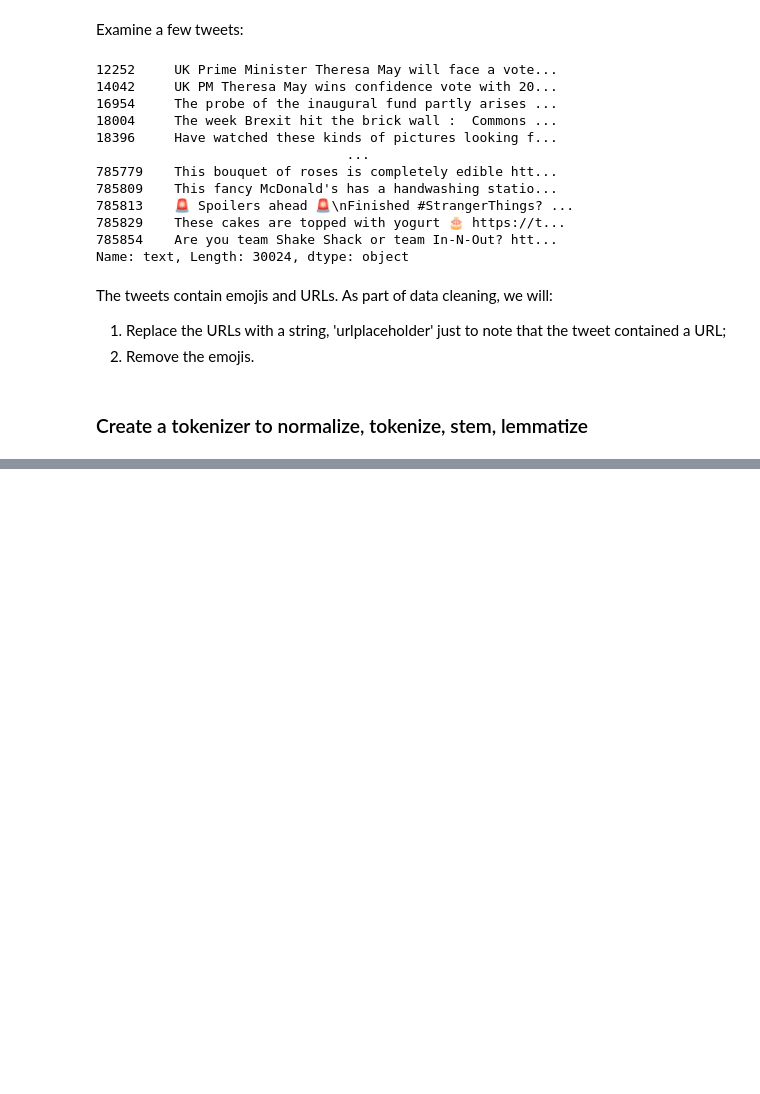
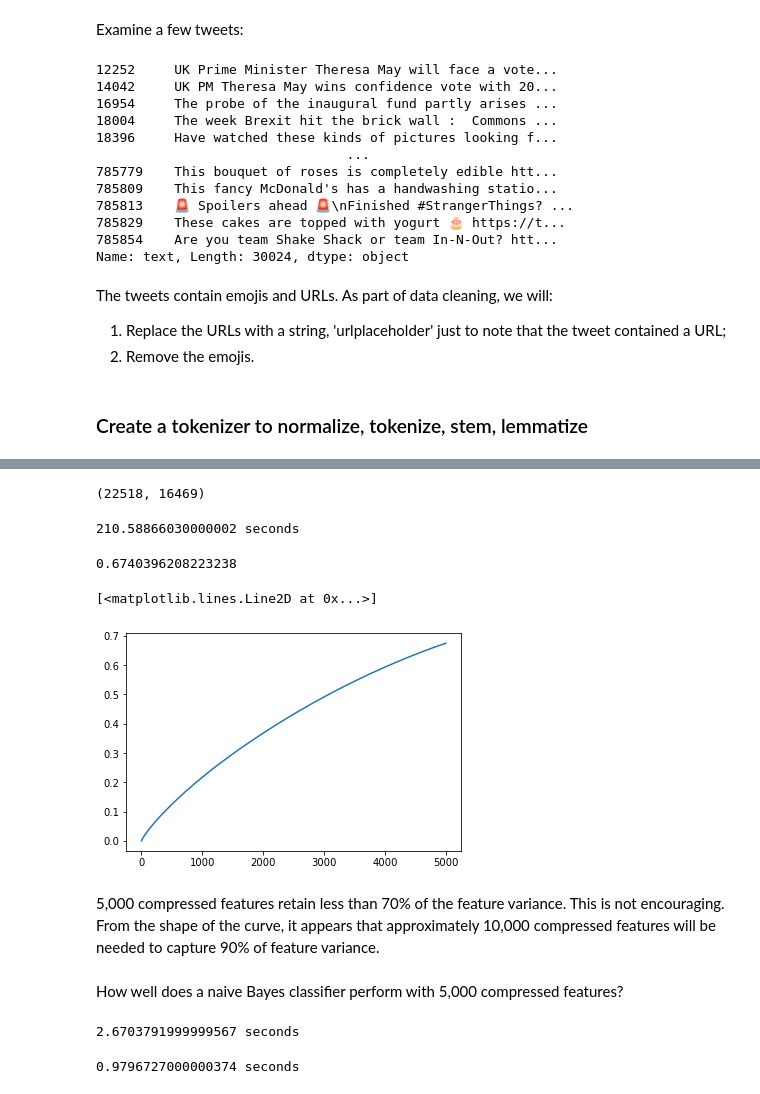
Before and after one commit to a1pat/Is-It-a-Business-Tweet, a Jupyter notebook: Tweet_Classification.ipynb, the cells around one changed output, grey strips where cells are left out. Drawn from its saved outputs; the diff is of its cells as text; code cells hidden in the pictures; blank space fills up the shorter version.

```diff
--- a/Tweet_Classification.ipynb
+++ b/Tweet_Classification.ipynb
@@ -662,0 +644,5 @@ false negative rate (miss rate): 0.11270125223613592
+# %%
+start = time.perf_counter()
+clf = BernoulliNB()
+clf.fit(X_train_tfidf, y_train)
+print('{} seconds'.format(time.perf_counter() - start))
@@ -662,0 +707,42 @@ false negative rate (miss rate): 0.11270125223613592
+# %%
+ss = StandardScaler(copy=True, with_mean=False)
+# %%
+X_train_scaled = ss.fit_transform(X_train_tfidf)
+# %%
+X_train_scaled.shape
+# %% [output]
+(22518, 16469)
+# %%
+start = time.perf_counter()
+tsvd = TruncatedSVD(n_components=5000, random_state=25)
+tsvd.fit(X_train_scaled)
+print('{} seconds'.format(time.perf_counter() - start))
+# %% [output]
+210.58866030000002 seconds
+# %%
+sum(tsvd.explained_variance_ratio_)
+# %% [output]
+0.6740396208223238
+# %%
+plt.plot(np.cumsum(tsvd.explained_variance_ratio_))
+# %% [output]
+[<matplotlib.lines.Line2D at 0x...>]
+[figure, added]
+# %% [markdown]
+5,000 compressed features retain less than 70% of the feature variance. This is not encouraging. From the shape of the curve, it appears that approximately 10,000 compressed features will be needed to capture 90% of feature variance.
+# %% [markdown]
+How well does a naive Bayes classifier perform with 5,000 compressed features?
+# %%
+start = time.perf_counter()
+clf = BernoulliNB()
+clf.fit(tsvd.transform(X_train_scaled), y_train)
+print('{} seconds'.format(time.perf_counter() - start))
+# %% [output]
+2.6703791999999567 seconds
+# %%
+start = time.perf_counter()
+X_test_scaled = ss.transform(X_test_tfidf)
+y_test_pred = clf.predict(tsvd.transform(X_test_scaled))
+print('{} seconds'.format(time.perf_counter() - start))
+# %% [output]
+0.9796727000000374 seconds
```
Also changed, not shown: parts of 78 cells of this notebook.
